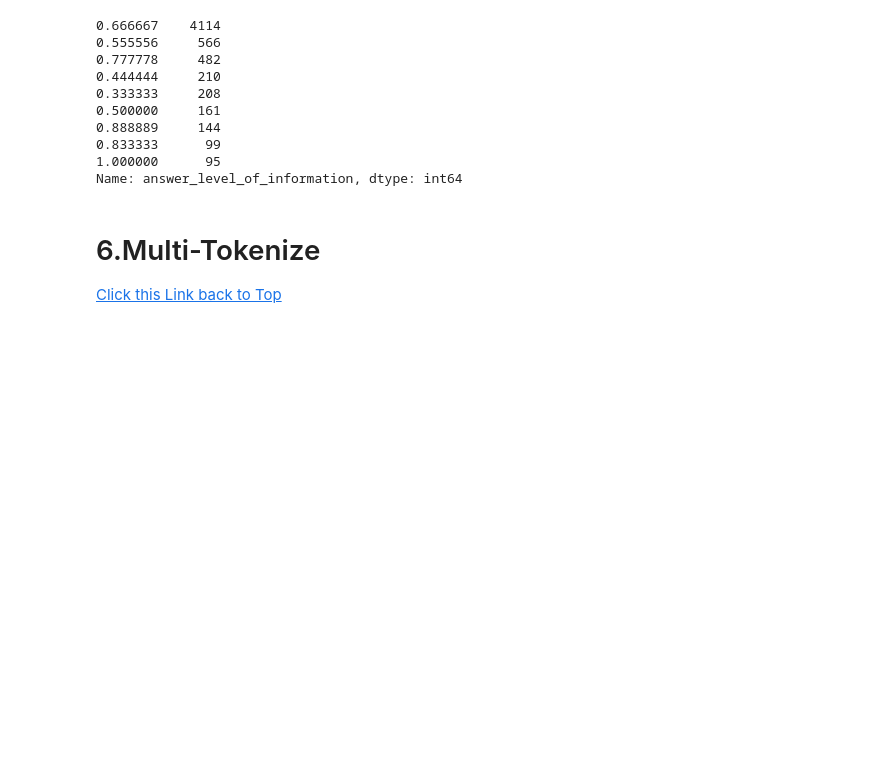
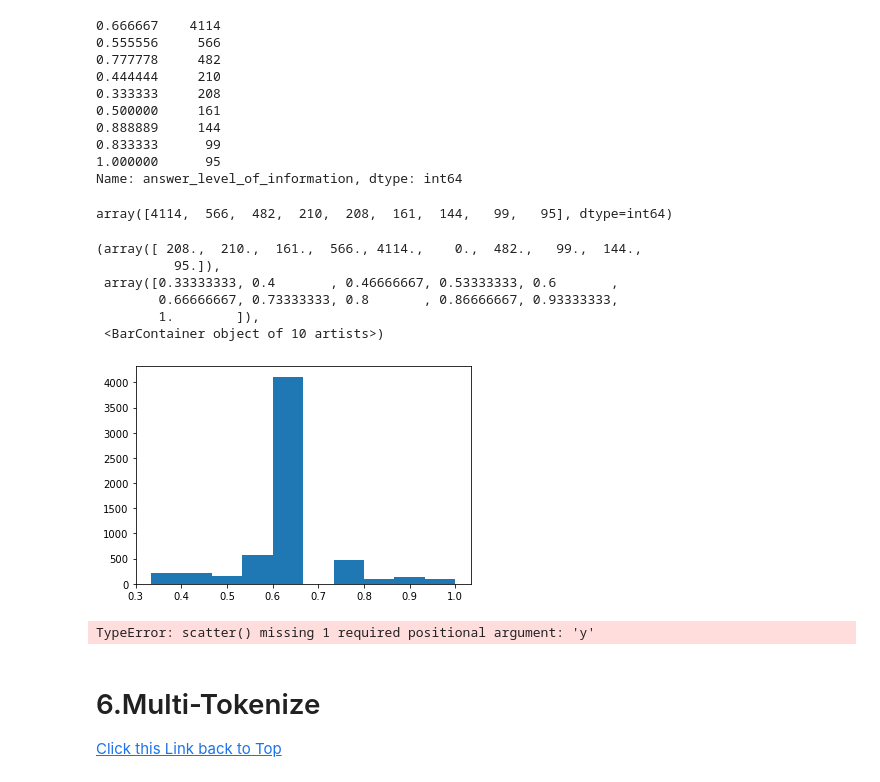
Before and after one commit to L3P3titPrince/40_Google_Q-A, a Jupyter notebook: 31_Google_Q-A_11202020.ipynb, the cells around one changed output. Cells and saved outputs as stored; diff of their text form; code cells hidden in the pictures; blank space fills up the shorter version.

```diff
--- a/31_Google_Q-A_11202020.ipynb
+++ b/31_Google_Q-A_11202020.ipynb
@@ -615,3 +822,21 @@ Name: answer_level_of_information, dtype: int64
+# %%
+b.values
+# %% [output]
+array([4114,  566,  482,  210,  208,  161,  144,   99,   95], dtype=int64)
+# %%
+plt.hist(data_10)
+# %% [output]
+(array([ 208.,  210.,  161.,  566., 4114.,    0.,  482.,   99.,  144.,
+          95.]),
+ array([0.33333333, 0.4       , 0.46666667, 0.53333333, 0.6       ,
+        0.66666667, 0.73333333, 0.8       , 0.86666667, 0.93333333,
+        1.        ]),
+ <BarContainer object of 10 artists>)
+[figure, added]
+# %%
+plt.scatter(b.index, s=b.values, c=np.random.rand(10), alpha=0.5)
+# %% [output]
+TypeError: scatter() missing 1 required positional argument: 'y'
 # %% [markdown]
 <a id="6.Multi-Tokenize"></a>
 # 6.Multi-Tokenize
```
Also changed, not shown: parts of 41 cells of this notebook, 13 other files.
